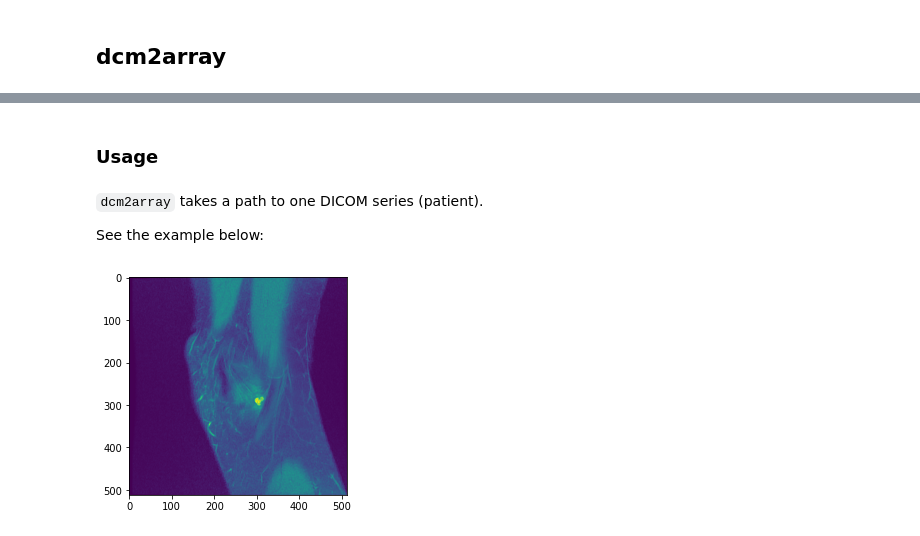
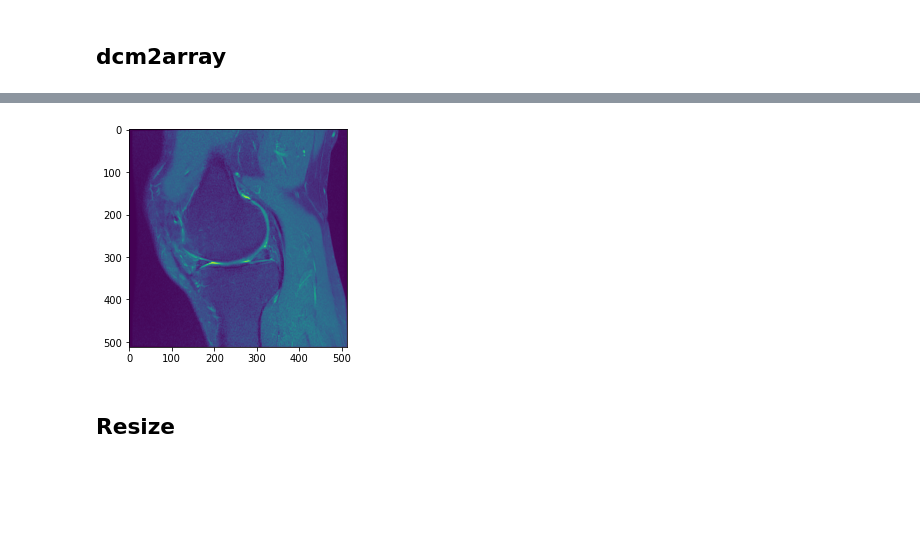
Before and after one commit to UCSF-intelligent-imaging/I2T2, a Jupyter notebook: nbs/00_data.manipulate.ipynb, the cells around one changed output, grey strips where cells are left out. Cells and saved outputs as stored; diff of their text form; code cells hidden in the pictures; blank space fills up the shorter version.

```diff
--- a/nbs/00_data.manipulate.ipynb
+++ b/nbs/00_data.manipulate.ipynb
@@ -66,18 +73,13 @@ def dcm2array(path_to_dicom_dir=None, sort_by_slice_location=True):
+# %%
+import matplotlib.pyplot as plt
+data_path = '../data/knee/'
+try:
+    image_array = dcm2array(path_to_dicom_dir = data_path, sort_by_slice_location=True)
+    plt.imshow(image_array[:,:,6])
+    plt.show()
+except:
+    print('could not load array')
+# %% [output]
+[figure, added]
 # %% [markdown]
-### Usage
+## Resize
-# %% [markdown]
-`dcm2array` takes a path to one DICOM series (patient).
-
-See the example below:
-# %%
-# example usage:
-import matplotlib.pyplot as plt
-data_path = '../data/knee/'
-try:
-    array = dcm2array(path_to_dicom_dir = data_path, sort_by_slice_location=True)
-    plt.imshow(array[:,:,0])
-    plt.show()
-except:
-    print('could not load array')
-# %% [output]
-[figure, removed]
```
Also changed, not shown: parts of 7 cells of this notebook.
